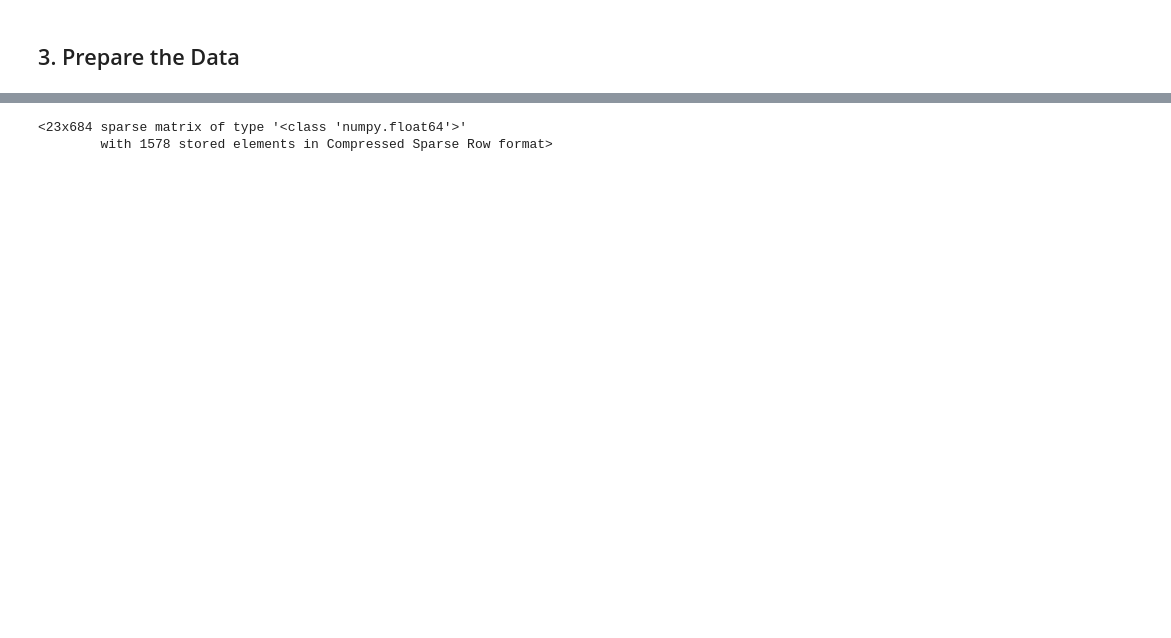
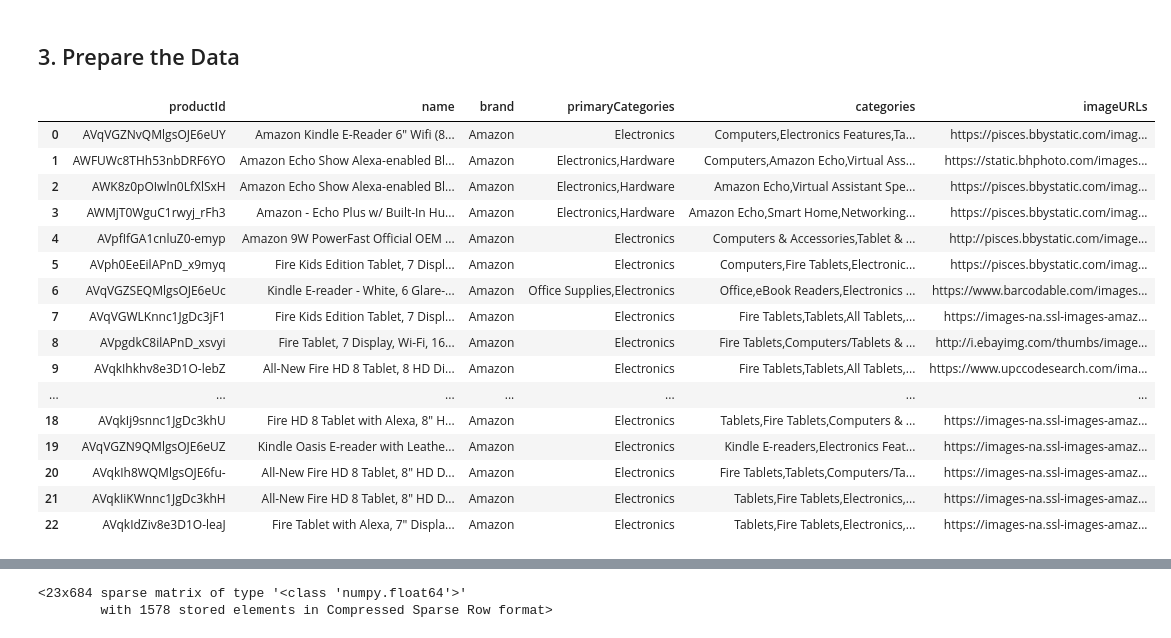
Before and after one commit to anfahrul/umkmart-recsys, a Jupyter notebook: notebook/CF Recomendation System 1.ipynb, the cells around one changed output, grey strips where cells are left out. Drawn from its saved outputs; the diff is of its cells as text; code cells hidden in the pictures; blank space fills up the shorter version.

```diff
--- a/notebook/CF Recomendation System.ipynb
+++ b/notebook/CF Recomendation System 1.ipynb
@@ -324,5 +325,29 @@ dfRatingDropUser
 from scipy.sparse import csr_matrix
 from sklearn.model_selection import train_test_split
 # %%
-dfProduct = dfReview[['productId', 'name', 'brand', 'primaryCategories', 'categories', 'imageURLs']].drop_duplicates()
+dfProductFiltered = dfRatingFix[['productId']].drop_duplicates()
+dfProductFiltered.reset_index(drop=True, inplace=True)
+
+mergedDfProduct = pd.merge(dfProductFiltered, dfReview, on='productId', how='left')
+dfProduct = mergedDfProduct[['productId', 'name', 'brand', 'primaryCategories', 'categories', 'imageURLs']].drop_duplicates()
 dfProduct.reset_index(drop=True, inplace=True)
+
+dfProduct
+# %% [output]
+|  | productId | name | brand | primaryCategories | categories | imageURLs |
+| 0 | AVqVGZNvQMlgsOJE6eUY | Amazon Kindle E-Reader 6" Wifi (8... | Amazon | Electronics | Computers,Electronics Features,Ta... | https://pisces.bbystatic.com/imag... |
+| 1 | AWFUWc8THh53nbDRF6YO | Amazon Echo Show Alexa-enabled Bl... | Amazon | Electronics,Hardware | Computers,Amazon Echo,Virtual Ass... | https://static.bhphoto.com/images... |
+| 2 | AWK8z0pOIwln0LfXlSxH | Amazon Echo Show Alexa-enabled Bl... | Amazon | Electronics,Hardware | Amazon Echo,Virtual Assistant Spe... | https://pisces.bbystatic.com/imag... |
+| 3 | AWMjT0WguC1rwyj_rFh3 | Amazon - Echo Plus w/ Built-In Hu... | Amazon | Electronics,Hardware | Amazon Echo,Smart Home,Networking... | https://pisces.bbystatic.com/imag... |
+| 4 | AVpfIfGA1cnluZ0-emyp | Amazon 9W PowerFast Official OEM ... | Amazon | Electronics | Computers & Accessories,Tablet & ... | http://pisces.bbystatic.com/image... |
+| 5 | AVph0EeEilAPnD_x9myq | Fire Kids Edition Tablet, 7 Displ... | Amazon | Electronics | Computers,Fire Tablets,Electronic... | https://pisces.bbystatic.com/imag... |
+| 6 | AVqVGZSEQMlgsOJE6eUc | Kindle E-reader - White, 6 Glare-... | Amazon | Office Supplies,Electronics | Office,eBook Readers,Electronics ... | https://www.barcodable.com/images... |
+| 7 | AVqVGWLKnnc1JgDc3jF1 | Fire Kids Edition Tablet, 7 Displ... | Amazon | Electronics | Fire Tablets,Tablets,All Tablets,... | https://images-na.ssl-images-amaz... |
+| 8 | AVpgdkC8ilAPnD_xsvyi | Fire Tablet, 7 Display, Wi-Fi, 16... | Amazon | Electronics | Fire Tablets,Computers/Tablets & ... | http://i.ebayimg.com/thumbs/image... |
+| 9 | AVqkIhkhv8e3D1O-lebZ | All-New Fire HD 8 Tablet, 8 HD Di... | Amazon | Electronics | Fire Tablets,Tablets,All Tablets,... | https://www.upccodesearch.com/ima... |
+| ... | ... | ... | ... | ... | ... | ... |
+| 18 | AVqkIj9snnc1JgDc3khU | Fire HD 8 Tablet with Alexa, 8" H... | Amazon | Electronics | Tablets,Fire Tablets,Computers & ... | https://images-na.ssl-images-amaz... |
+| 19 | AVqVGZN9QMlgsOJE6eUZ | Kindle Oasis E-reader with Leathe... | Amazon | Electronics | Kindle E-readers,Electronics Feat... | https://images-na.ssl-images-amaz... |
+| 20 | AVqkIh8WQMlgsOJE6fu- | All-New Fire HD 8 Tablet, 8" HD D... | Amazon | Electronics | Fire Tablets,Tablets,Computers/Ta... | https://images-na.ssl-images-amaz... |
+| 21 | AVqkIiKWnnc1JgDc3khH | All-New Fire HD 8 Tablet, 8" HD D... | Amazon | Electronics | Tablets,Fire Tablets,Electronics,... | https://images-na.ssl-images-amaz... |
+| 22 | AVqkIdZiv8e3D1O-leaJ | Fire Tablet with Alexa, 7" Displa... | Amazon | Electronics | Tablets,Fire Tablets,Electronics,... | https://images-na.ssl-images-amaz... |
```
Also changed, not shown: parts of 42 cells of this notebook, 1 other file.
